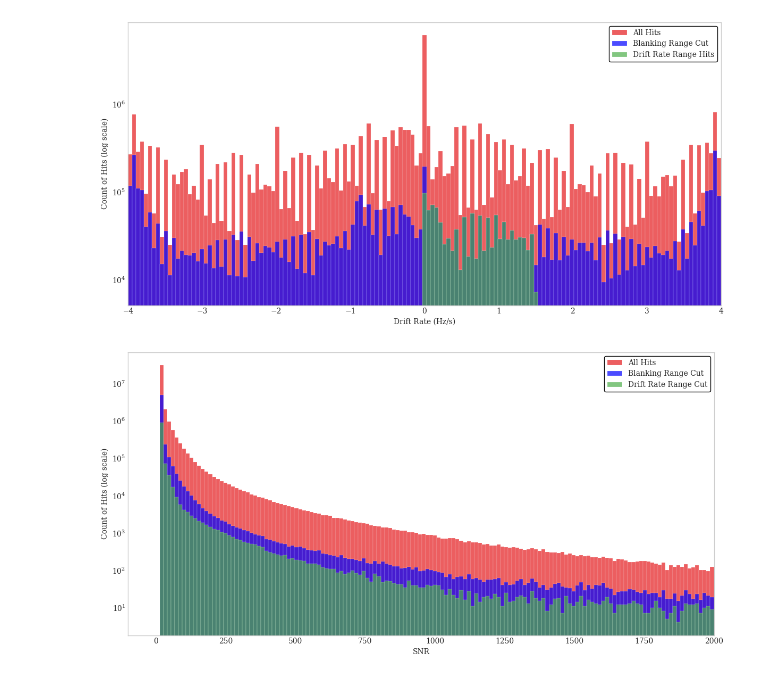
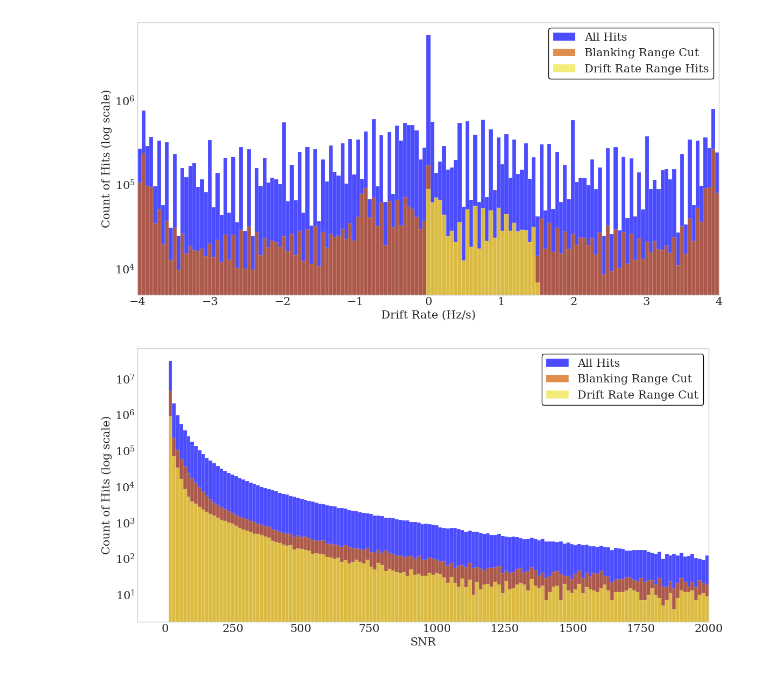
Before and after one commit to valegl04/BL_ATA_Alerts, a Jupyter notebook: ATA/drift_rate_histo.ipynb, the cells around one changed output. Drawn from its saved outputs; the diff is of its cells as text; code cells hidden in the pictures.

```diff
--- a/ATA/drift_rate_histo.ipynb
+++ b/ATA/drift_rate_histo.ipynb
@@ -2,12 +2,11 @@
 import pandas as pd
 import numpy as np
 import matplotlib.pyplot as plt
-import plotly.express as px
 
 node = "All"  # Adjust as needed
-unblankedfile = "summary_data/ALL_1336-9064_beam0000_unblanked"
-filestem = "summary_data/ALL_1336-9064_beam00001"
-filtered_bliss = "summary_data/ALL_1336-9064_beam0000_final"
+unblankedfile = "/datax/scratch/vlopez/summary_data/ALL_1336-9064_beam0000_unblanked"
+filestem = "/datax/scratch/vlopez/summary_data/ALL_1336-9064_beam0000_2"
+filtered_bliss = "/datax/scratch/vlopez/summary_data/ALL_1336-9064_beam0000_final"
 
 print("**********************************")
 print("Beginning quick node plotter for:", node + "/" + filestem + "/" + unblankedfile + "/" + filtered_bliss)
@@ -62,10 +54,10 @@ Name: Uncorrected_Frequency, Length: 37015820, dtype: float64
 plt.style.use('seaborn-v0_8-whitegrid')
 plt.rcParams.update({
     "font.family": "serif",
-    "font.size": 10,
-    "axes.labelsize": 10,
-    "axes.titlesize": 10,
-    "legend.fontsize": 10
+    "font.size": 12,
+    "axes.labelsize": 12,
+    "axes.titlesize": 12,
+    "legend.fontsize": 12
 })
 
 bin = np.linspace(-4, 4, 150)
@@ -73,13 +65,13 @@ bin = np.linspace(-4, 4, 150)
 plt.figure(figsize=(12, 6))
 
 plt.hist(unblanked_bliss_results['Drift_Rate'], bins=bin, log=True,
-         color='#e41a1c', alpha=0.7, label='All Hits', edgecolor='white', linewidth=0.2)
+         color='blue', alpha=0.7, label='All Hits', edgecolor='white', linewidth=0.2)
 
 plt.hist(bliss_results['Drift_Rate'], bins=bin, log=True,
-         color='blue', alpha=0.7, label='Blanking Range Cut', edgecolor='white', linewidth=0.2)
+         color='#D55E00', alpha=0.7, label='Blanking Range Cut', edgecolor='white', linewidth=0.2)
 
 plt.hist(final_bliss_results['Drift_Rate'], bins=bin, log=True,
-         color='#4daf4a', alpha=0.7, label='Drift Rate Range Hits', edgecolor='white', linewidth=0.2)
+         color='#F0E442', alpha=0.7, label='Drift Rate Range Hits', edgecolor='white', linewidth=0.2)
 
 
 
@@ -96,57 +88,57 @@ plt.show()
 # %%
 # Histogram of the Drift Rate
 
 plt.style.use('seaborn-v0_8-whitegrid')
 plt.rcParams.update({
     "font.family": "serif",
-    "font.size": 10,
-    "axes.labelsize": 10,
-    "axes.titlesize": 10,
-    "legend.fontsize": 10
+    "font.size": 15,
+    "axes.labelsize": 15,
+    "axes.titlesize": 15,
+    "legend.fontsize": 15
 })
 
 bin = np.linspace(-4, 4, 150)
 
 plt.figure(figsize=(12, 6))
 
 plt.hist(unblanked_bliss_results['Drift_Rate'], bins=bin, log=True,
-         color='#e41a1c', alpha=0.7, label='All Hits', edgecolor='white', linewidth=0.2)
+         color='blue', alpha=0.7, label='All Hits', edgecolor='white', linewidth=0.2)
 
 plt.hist(bliss_results['Drift_Rate'], bins=bin, log=True,
-         color='blue', alpha=0.7, label='Blanking Range Cut', edgecolor='white', linewidth=0.2)
+         color='#D55E00', alpha=0.7, label='Blanking Range Cut', edgecolor='white', linewidth=0.2)
 
 plt.hist(final_results['Drift_Rate'], bins=bin, log=True,
-         color='#4daf4a', alpha=0.7, label='Drift Rate Range Hits', edgecolor='white', linewidth=0.2)
+         color='#F0E442', alpha=0.7, label='Drift Rate Range Hits', edgecolor='white', linewidth=0.2)
 
 
 
 plt.xlim(-4, 4)
 plt.xlabel('Drift Rate (Hz/s)')
 plt.ylabel('Count of Hits (log scale)')
 
 plt.legend(loc='upper right', frameon=True, framealpha=1, edgecolor='black')
 plt.grid(False)
 plt.tight_layout()
 plt.show()
 # %% [output]
-[figure, old version]
+[figure, new version]
 # %%
 # Histogram of the SNR
 plt.style.use('seaborn-v0_8-whitegrid')
 plt.rcParams.update({
     "font.family": "serif",
-    "font.size": 10,
-    "axes.labelsize": 10,
-    "axes.titlesize": 10,
-    "legend.fontsize": 10
+    "font.size": 15,
+    "axes.labelsize": 15,
+    "axes.titlesize": 15,
+    "legend.fontsize": 15
 })
 
 bin = np.linspace(0, 2000, 150)
 
 plt.figure(figsize=(12, 6))
-plt.hist(unblanked_bliss_results['SNR'], log=True, bins=bin, color='#e41a1c', alpha=0.7, label='All Hits', edgecolor='white', linewidth=0.2)
-plt.hist(bliss_results['SNR'], log=True, bins=bin, color='blue', alpha=0.7, label='Blanking Range Cut', edgecolor='white', linewidth=0.2)
-plt.hist(final_results['SNR'], log=True, bins=bin, color='#4daf4a', alpha=0.7, label='Drift Rate Range Cut', edgecolor='white', linewidth=0.2)
+plt.hist(unblanked_bliss_results['SNR'], log=True, bins=bin, color='blue', alpha=0.7, label='All Hits', edgecolor='white', linewidth=0.2)
+plt.hist(bliss_results['SNR'], log=True, bins=bin, color='#D55E00', alpha=0.7, label='Blanking Range Cut', edgecolor='white', linewidth=0.2)
+plt.hist(final_results['SNR'], log=True, bins=bin, color='#F0E442', alpha=0.7, label='Drift Rate Range Cut', edgecolor='white', linewidth=0.2)
 plt.xlim(right=2000)
 plt.xlabel('SNR')
 plt.ylabel('Count of Hits (log scale)')
@@ -157,4 +149,4 @@ plt.grid(False)
 plt.tight_layout()
 plt.show()
 # %% [output]
-[figure, old version]
+[figure, new version]
```
Also changed, not shown: parts of 3 cells of this notebook, 3 other files.
